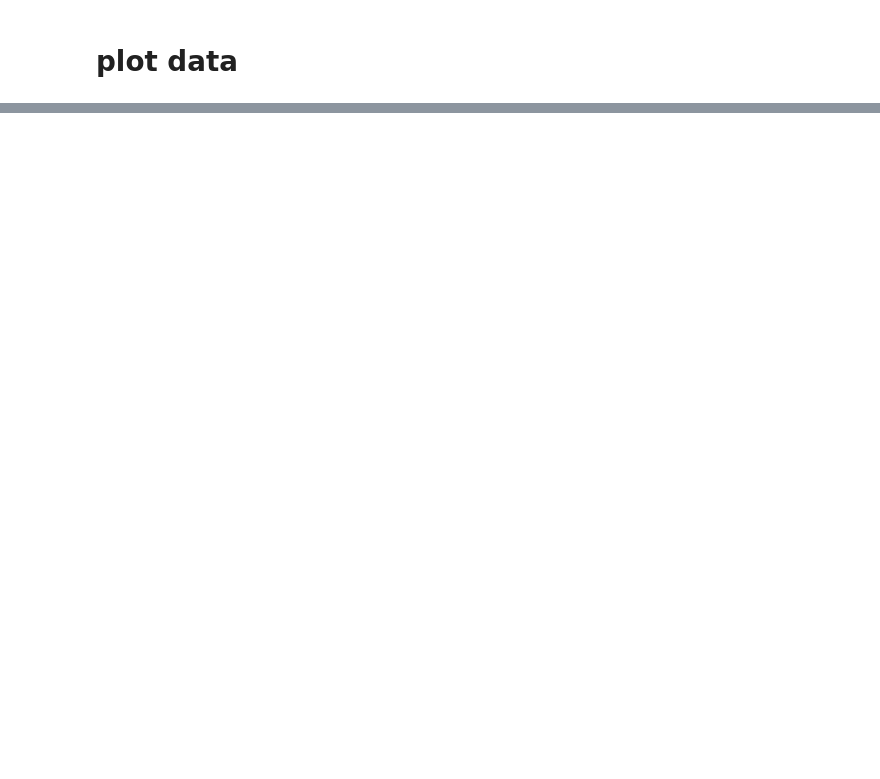
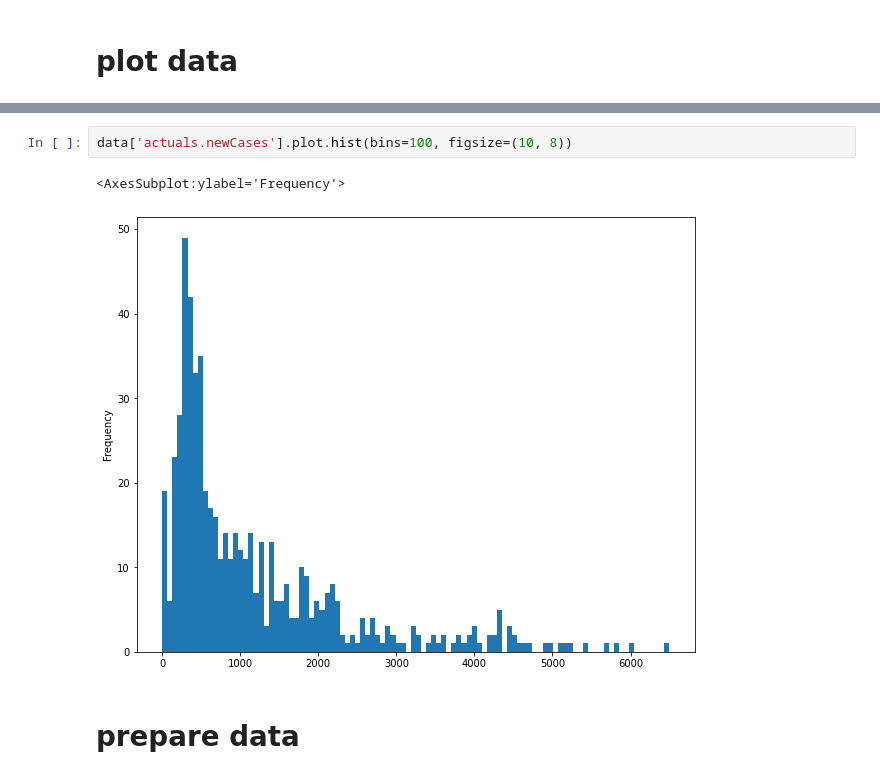
Before and after one commit to troncosoae/tareas-ctrl-intel, a Jupyter notebook: t5/t5_main.ipynb, the cells around one changed output, grey strips where cells are left out. Saved outputs shown, nothing was run; the diff lists cells and outputs as text; blank space fills up the shorter version.

```diff
--- a/t5/t5_main.ipynb
+++ b/t5/t5_main.ipynb
@@ -80,0 +70,7 @@ data.plot(x='date', y='actuals.newCases')
+# %%
+data['actuals.newCases'].plot.hist(bins=100, figsize=(10, 8))
+# %% [output]
+<AxesSubplot:ylabel='Frequency'>
+[figure, added]
+# %% [markdown]
+# prepare data
```
Also changed, not shown: parts of 33 cells of this notebook, 1 other file.
